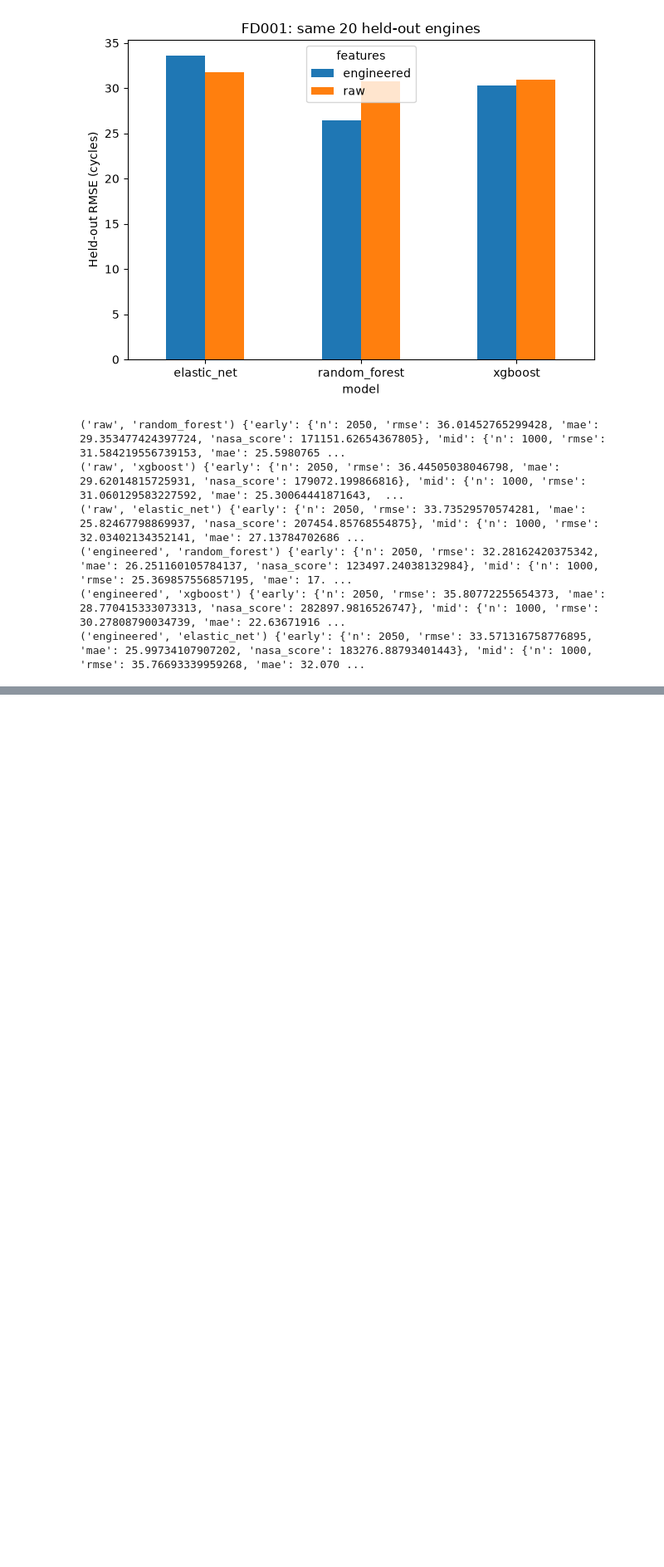
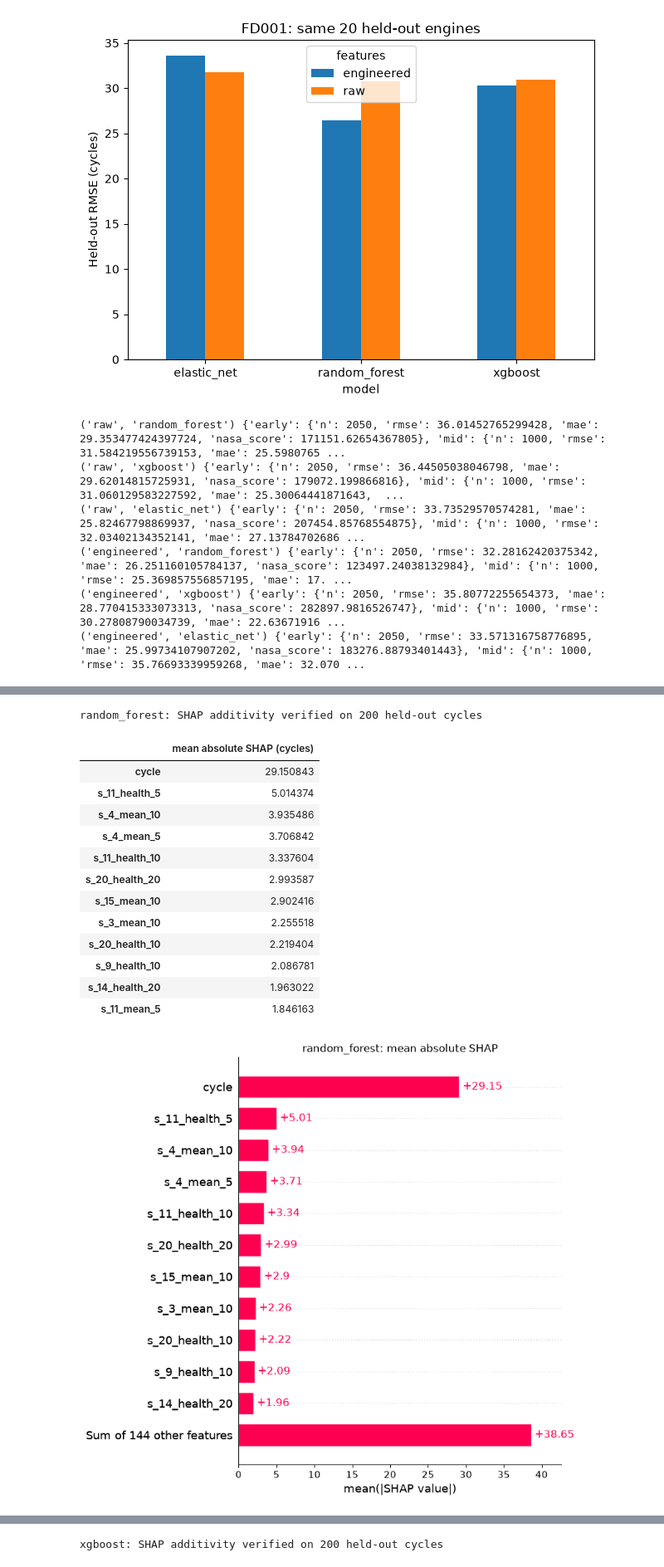
Before and after one commit to vks-g/cmapss-rul-hybrid, a Jupyter notebook: notebooks/phase1/03_ml_models.ipynb, the cells around one changed output, grey strips where cells are left out. Shown at 83% size. Drawn from its saved outputs; the diff is of its cells as text; code cells hidden in the pictures; blank space fills up the shorter version.

Commit message:
exp(notebook): add verified tree SHAP explanations and findings

```diff
--- a/notebooks/phase1/03_ml_models.ipynb
+++ b/notebooks/phase1/03_ml_models.ipynb
@@ -124,0 +128,41 @@ for key, scores in holdout_scores.items():
+# %%
+import shap
+
+shap_importance = {}
+for name in ("random_forest", "xgboost"):
+    best = searches["engineered"][name].best_estimator_
+    complete_features = best.named_steps["features"].transform(validation)
+    explained_features = complete_features.sample(n=min(200, len(complete_features)), random_state=SEED)
+    model = best.named_steps["model"]
+    explainer = shap.TreeExplainer(model, feature_perturbation="tree_path_dependent", model_output="raw")
+    explanation = explainer(explained_features)
+    reconstructed = explanation.base_values + explanation.values.sum(axis=1)
+    np.testing.assert_allclose(reconstructed, model.predict(explained_features), rtol=1e-4, atol=1e-4)
+    importance = pd.Series(np.abs(explanation.values).mean(axis=0), index=explained_features.columns).sort_values(ascending=False)
+    shap_importance[name] = importance
+    print(f"{name}: SHAP additivity verified on {len(explained_features)} held-out cycles")
+    display(importance.head(12).rename("mean absolute SHAP (cycles)").to_frame())
+    shap.plots.bar(explanation, max_display=12, show=False)
+    plt.title(f"{name}: mean absolute SHAP")
+    plt.tight_layout()
+    plt.show()
+    shap.plots.beeswarm(explanation, max_display=12, show=False)
+    plt.title(f"{name}: contribution direction")
+    plt.tight_layout()
+    plt.show()
+# %% [output]
+random_forest: SHAP additivity verified on 200 held-out cycles
+|  | mean absolute SHAP (cycles) |
+| cycle | 29.150843 |
+| s_11_health_5 | 5.014374 |
+| s_4_mean_10 | 3.935486 |
+| s_4_mean_5 | 3.706842 |
+| s_11_health_10 | 3.337604 |
+| s_20_health_20 | 2.993587 |
+| s_15_mean_10 | 2.902416 |
+| s_3_mean_10 | 2.255518 |
+| s_20_health_10 | 2.219404 |
+| s_9_health_10 | 2.086781 |
+| s_14_health_20 | 1.963022 |
+| s_11_mean_5 | 1.846163 |
+[figure, added]
@@ -124,0 +170 @@ for key, scores in holdout_scores.items():
+xgboost: SHAP additivity verified on 200 held-out cycles
```
Also changed, not shown: parts of 4 cells of this notebook.
